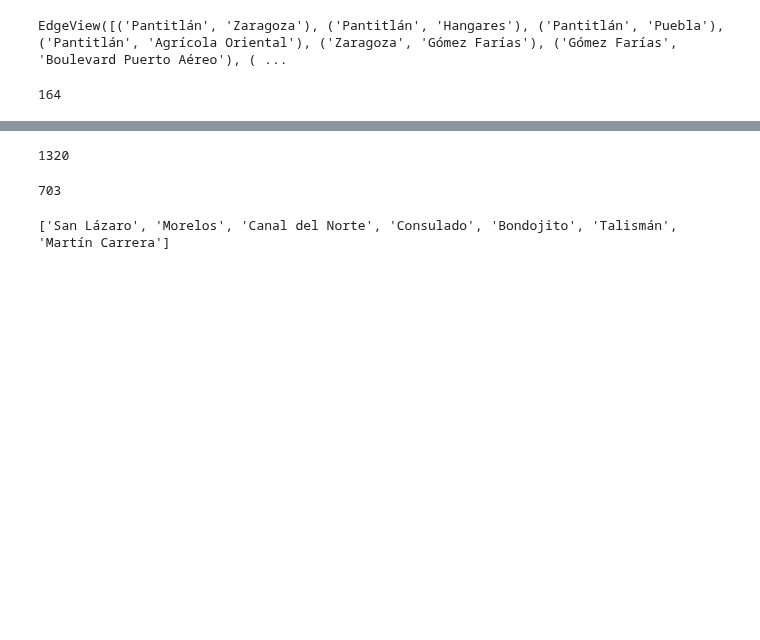
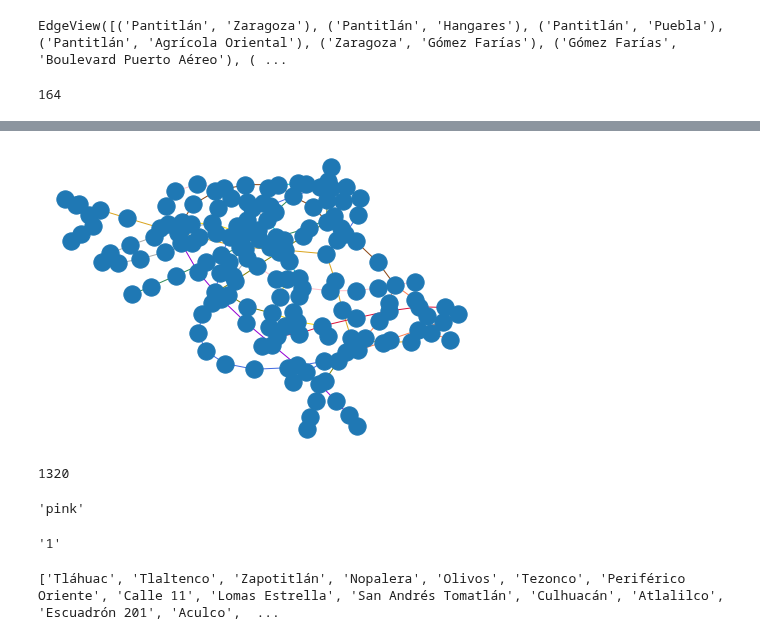
Before and after one commit to jcjimenezb123/ProgramacionPython, a Jupyter notebook: Grafos.ipynb, the cells around one changed output, grey strips where cells are left out. Saved outputs shown, nothing was run; the diff lists cells and outputs as text; code cells hidden in the pictures; blank space fills up the shorter version.

```diff
--- a/Grafos.ipynb
+++ b/Grafos.ipynb
@@ -125,13 +127,23 @@ nx.draw_spring(G,with_labels=0,node_color='c')
+# %%
+color_linea=[G[origen][destino]['Color'] for (origen,destino) in G.edges()]
+nx.draw_spring(G,with_labels=0,
+               edge_color=color_linea)
+# %% [output]
+[figure, added]
 # %%
 G['Pantitlán']['Zaragoza']['Distancia']
 # %% [output]
 1320
-# %%
-G['Balbuena']['Moctezuma']['Distancia']
-# %% [output]
-703
+# %%
+G['Pantitlán']['Zaragoza']['Color']
+# %% [output]
+'pink'
+# %%
+G['Pantitlán']['Zaragoza']['Linea']
+# %% [output]
+'1'
 # %%
-sp = nx.dijkstra_path(G,source = 'San Lázaro', target = 'Martín Carrera')
-print(sp)
+ruta = nx.dijkstra_path(G,source = 'Tláhuac', target = 'Martín Carrera')
+print(ruta)
 # %% [output]
-['San Lázaro', 'Morelos', 'Canal del Norte', 'Consulado', 'Bondojito', 'Talismán', 'Martín Carrera']
+['Tláhuac', 'Tlaltenco', 'Zapotitlán', 'Nopalera', 'Olivos', 'Tezonco', 'Periférico Oriente', 'Calle 11', 'Lomas Estrella', 'San Andrés Tomatlán', 'Culhuacán', 'Atlalilco', 'Escuadrón 201', 'Aculco',  ...
```
Also changed, not shown: parts of 10 cells of this notebook.
